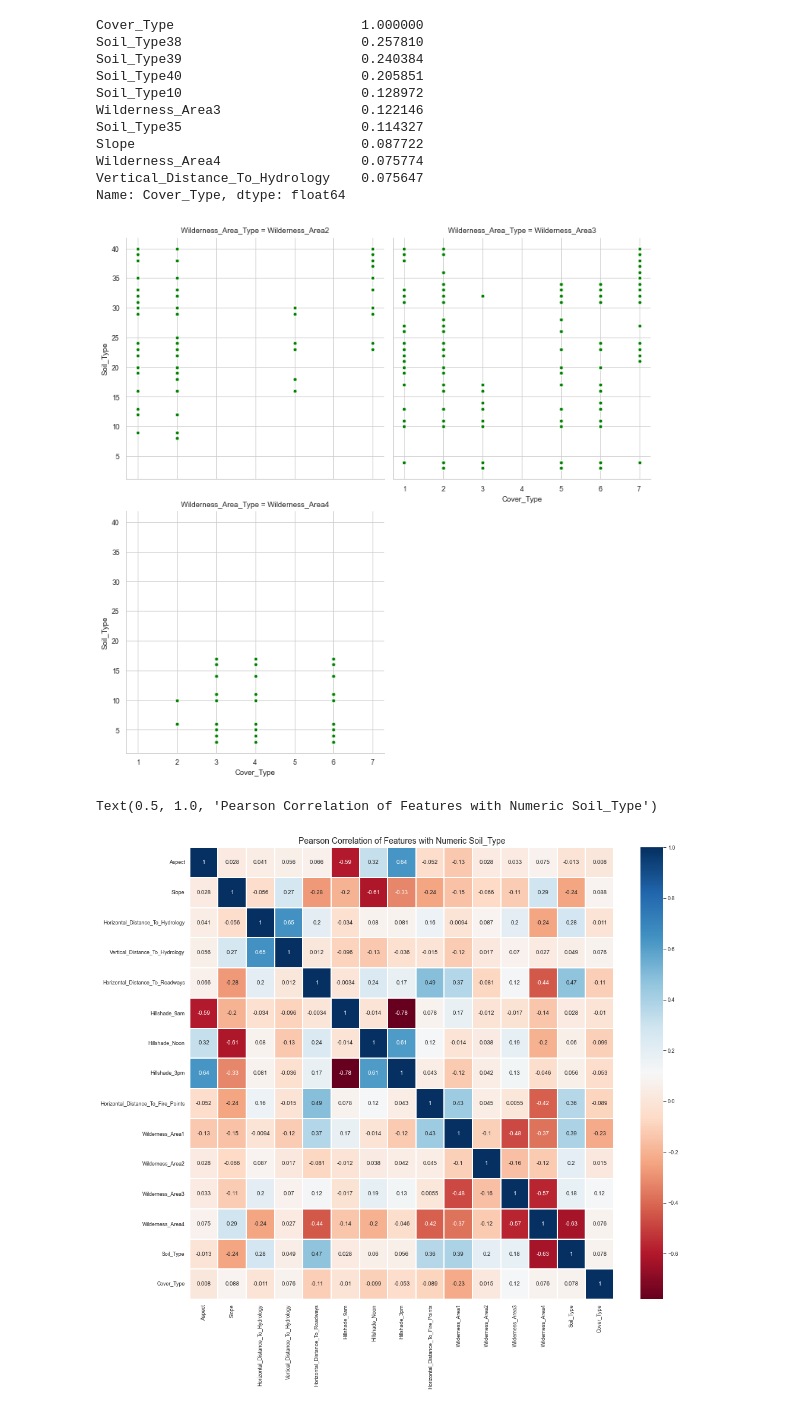
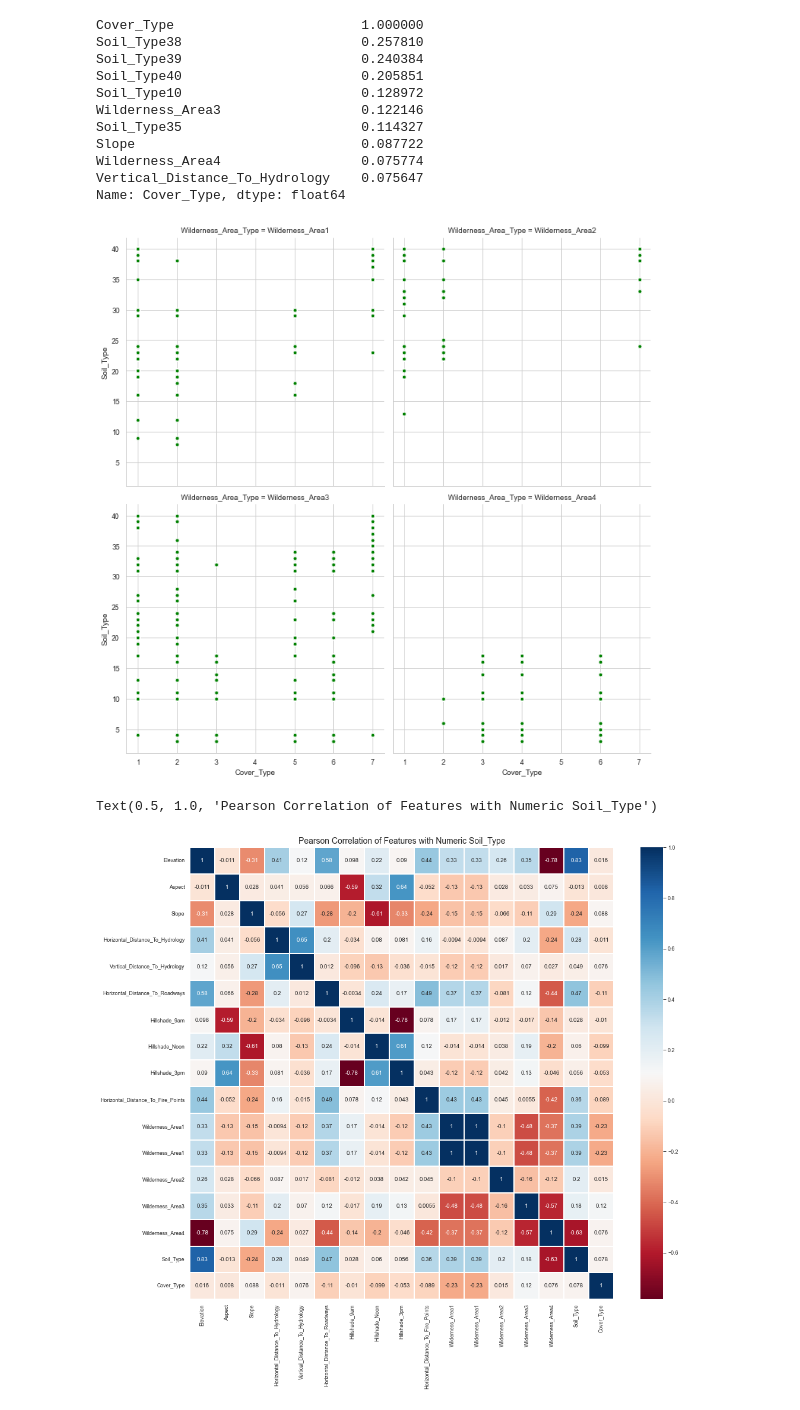
Before and after one commit to 0710-RIshI/Forest-Covertype-Prediction, a Jupyter notebook: Iter_1.ipynb, the cells around one changed output. Cells and saved outputs as stored; diff of their text form; code cells hidden in the pictures.

```diff
--- a/Iter_1.ipynb
+++ b/Iter_1.ipynb
@@ -263,10 +271,10 @@ sns.catplot(y='Elevation',x='Cover_Type',data=df,kind='box',palette='icefire')
 [figure]
 # %%
 
-df['Wilderness_Area_Type'] = (df.iloc[:, 11:15] == 1).idxmax(1)
+df['Wilderness_Area_Type'] = (df.iloc[:, 10:15] == 1).idxmax(1)
 
 wilderness_areas = sorted(df['Wilderness_Area_Type'].value_counts().index.tolist())
-
+print(wilderness_areas)
 plt.figure(figsize=(10, 10))
 
 for area in wilderness_areas:
@@ -316,22 +325,22 @@ reverse_one_hot_encode(df, 16, 56, "Soil_Type")
 g = sns.FacetGrid(df, col="Wilderness_Area_Type",col_wrap=2, height=5, col_order=wilderness_areas)
 g = g.map(plt.scatter, "Cover_Type", "Soil_Type", edgecolor="w", color="g")
 # %% [output]
-[figure, old version]
+[figure, new version]
 # %%
-continuous_variables = df.columns[1:11].tolist()
+continuous_variables = df.columns[0:11].tolist()
 all_features_w_label = continuous_variables + wilderness_areas + ["Soil_Type"] + ["Cover_Type"]
 trees_w_numeric_soil = df[all_features_w_label]
 
 correlations = pd.DataFrame(trees_w_numeric_soil.corr())
 
 plt.figure(figsize = (16, 14))
 
 colormap = plt.cm.RdBu
 sns.heatmap(correlations, linewidths=0.1,
             square=False, cmap=colormap, linecolor='white', annot=True)
 plt.title('Pearson Correlation of Features with Numeric Soil_Type', size=14)
 # %% [output]
 Text(0.5, 1.0, 'Pearson Correlation of Features with Numeric Soil_Type')
-[figure, old version]
+[figure, new version]
 # %%
 def outlier_function(df, col_name):
```
Also changed, not shown: parts of 20 cells of this notebook.
